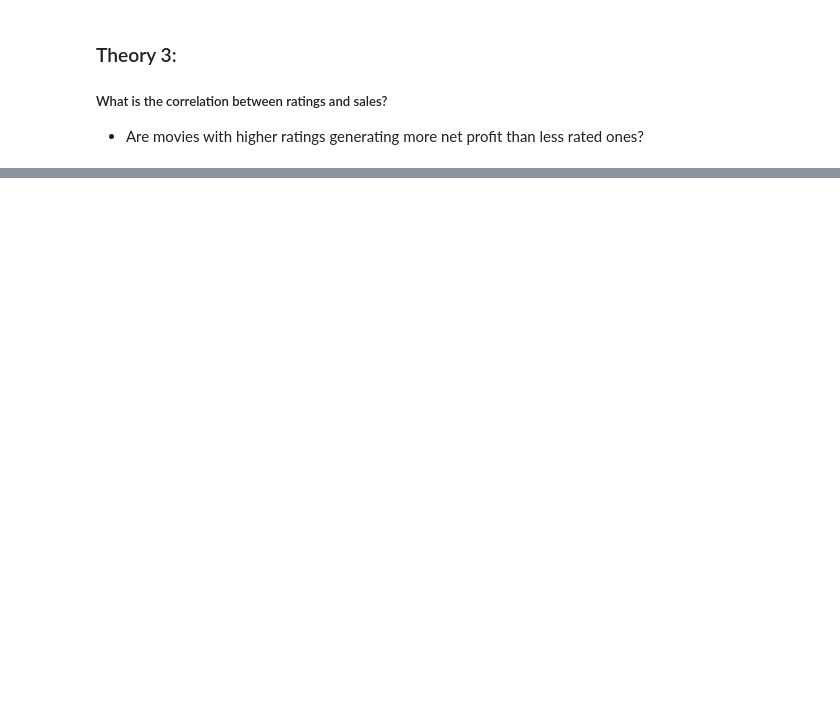
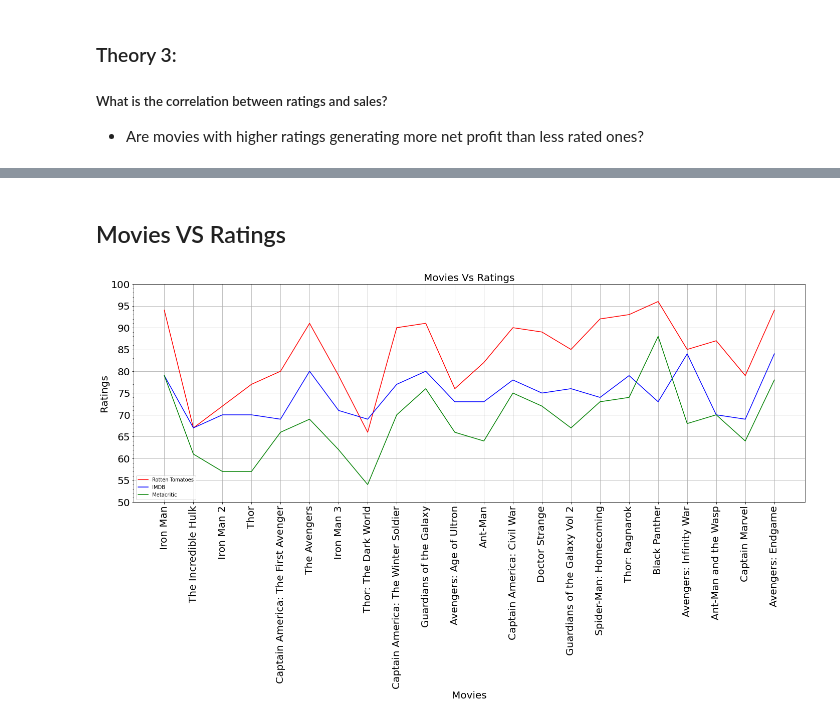
Before and after one commit to dmhitt/Marvel-Movies-Profitability, a Jupyter notebook: project1_theory_3.ipynb, the cells around one changed output, grey strips where cells are left out. Cells and saved outputs as stored; diff of their text form; code cells hidden in the pictures; blank space fills up the shorter version.

```diff
--- a/project1_theory_3.ipynb
+++ b/project1_theory_3.ipynb
@@ -109,0 +199,35 @@ plt.show()
+# %% [markdown]
+## Movies VS Ratings
+# %%
+
+x_axis = movies_df.Movie
+fig,ax = plt.subplots(figsize =(24, 8))
+
+points = movies_df['Rotten_Tomatoes_Rating_%']
+points2 = movies_df['IMDB_Rating']
+points3 = movies_df['Metacritic_Rating']
+
+plt.plot(x_axis, points,color="red", label="Rotten Tomatoes")
+plt.plot(x_axis, points2,color="blue", label="IMDB")
+plt.plot(x_axis, points3,color="green", label="Metacritic")
+
+plt.ylabel("Ratings", fontsize=20)
+plt.xlabel("Movies", fontsize=20)
+plt.title(f"Movies Vs Ratings", fontsize=20)
+plt.legend()
+
+plt.grid()
+
+plt.ylim(50, 100)
+
+# set up the y-axis to go display numbers by 5 and put minor tick for every 1
+ax.yaxis.set_major_locator(MultipleLocator(5))
+ax.yaxis.set_major_formatter('{x:.0f}')
+ax.yaxis.set_minor_locator(MultipleLocator(1))
+
+plt.xticks(rotation=90,fontsize = 20)
+plt.yticks(fontsize = 20)
+plt.savefig('ratings.png')
+plt.show()
+# %% [output]
+[figure, added]
```
Also changed, not shown: parts of 27 cells of this notebook.
